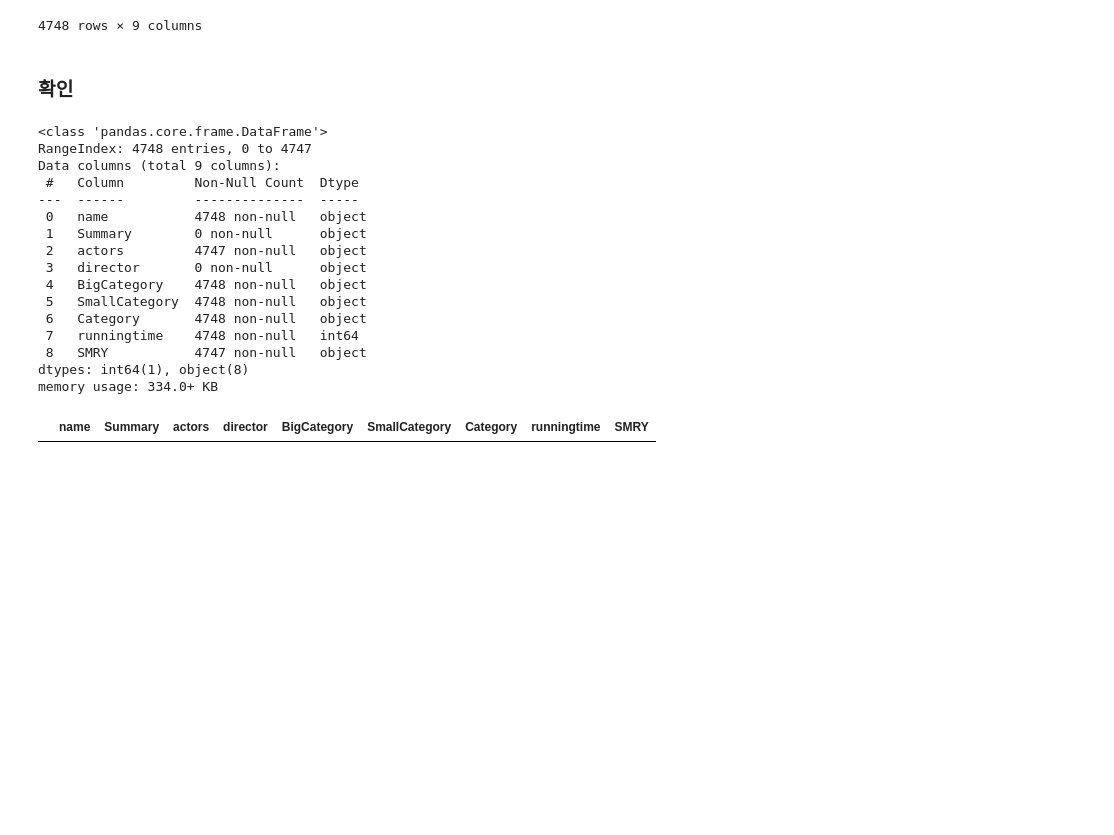
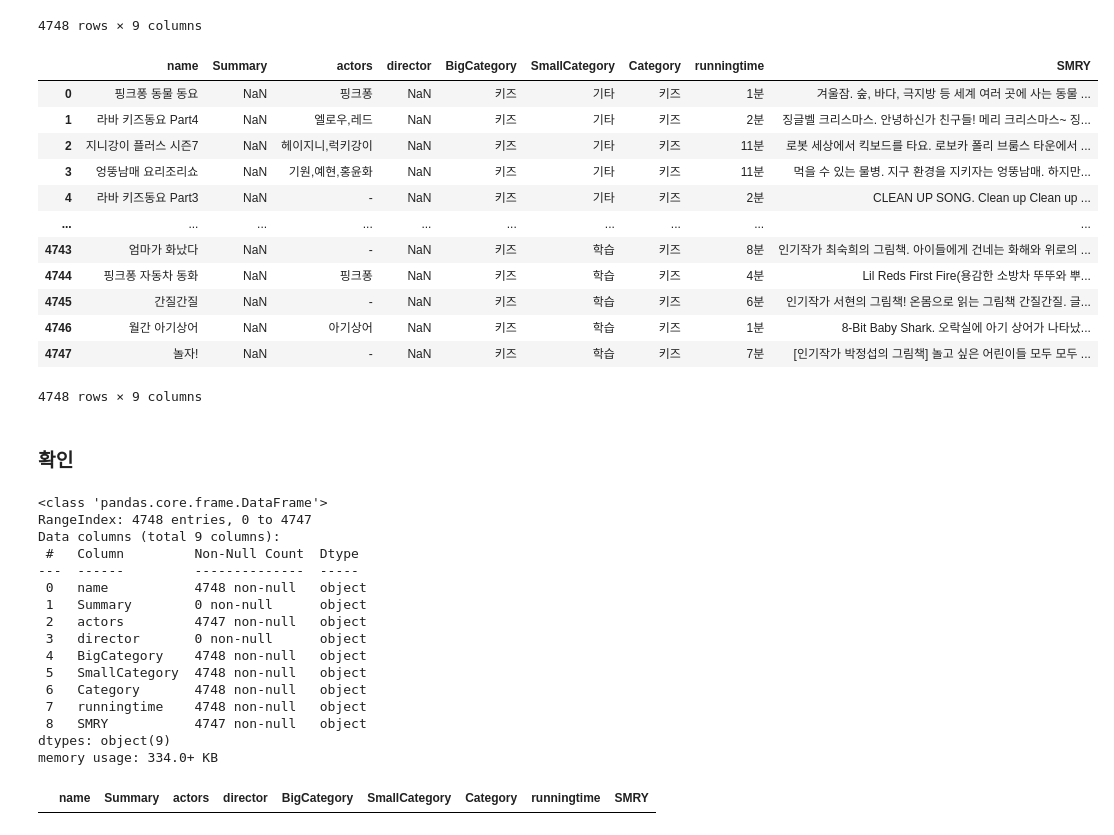
Before and after one commit to LGHV-team1/final-project, a Jupyter notebook: 전처리/vod, content 통합 전처리(크롤링).ipynb, the cells around one changed output. Drawn from its saved outputs; the diff is of its cells as text; code cells hidden in the pictures; blank space fills up the shorter version.

```diff
--- a/전처리/vod, content 통합 전처리(크롤링).ipynb
+++ b/전처리/vod, content 통합 전처리(크롤링).ipynb
@@ -331,6 +331,24 @@ vod_data
 | 4746 | 월간 아기상어 | NaN | 아기상어 | NaN | 키즈 | 학습 | 키즈 | 1 | 8-Bit Baby Shark. 오락실에 아기 상어가 나타났... |
 | 4747 | 놀자! | NaN | - | NaN | 키즈 | 학습 | 키즈 | 7 | [인기작가 박정섭의 그림책] 놀고 싶은 어린이들 모두 모두 ... |
 4748 rows × 9 columns
+# %%
+# runningtime에 분 추가
+vod_data['runningtime'] = vod_data["runningtime"].astype(str) + '분'
+vod_data
+# %% [output]
+|  | name | Summary | actors | director | BigCategory | SmallCategory | Category | runningtime | SMRY |
+| 0 | 핑크퐁 동물 동요 | NaN | 핑크퐁 | NaN | 키즈 | 기타 | 키즈 | 1분 | 겨울잠. 숲, 바다, 극지방 등 세계 여러 곳에 사는 동물 ... |
+| 1 | 라바 키즈동요 Part4 | NaN | 엘로우,레드 | NaN | 키즈 | 기타 | 키즈 | 2분 | 징글벨 크리스마스. 안녕하신가 친구들! 메리 크리스마스~ 징... |
+| 2 | 지니강이 플러스 시즌7 | NaN | 헤이지니,럭키강이 | NaN | 키즈 | 기타 | 키즈 | 11분 | 로봇 세상에서 킥보드를 타요. 로보카 폴리 브룸스 타운에서 ... |
+| 3 | 엉뚱남매 요리조리쇼 | NaN | 기원,예현,홍윤화 | NaN | 키즈 | 기타 | 키즈 | 11분 | 먹을 수 있는 물병. 지구 환경을 지키자는 엉뚱남매. 하지만... |
+| 4 | 라바 키즈동요 Part3 | NaN | - | NaN | 키즈 | 기타 | 키즈 | 2분 | CLEAN UP SONG. Clean up Clean up ... |
+| ... | ... | ... | ... | ... | ... | ... | ... | ... | ... |
+| 4743 | 엄마가 화났다 | NaN | - | NaN | 키즈 | 학습 | 키즈 | 8분 | 인기작가 최숙희의 그림책. 아이들에게 건네는 화해와 위로의 ... |
+| 4744 | 핑크퐁 자동차 동화 | NaN | 핑크퐁 | NaN | 키즈 | 학습 | 키즈 | 4분 | Lil Reds First Fire(용감한 소방차 뚜뚜와 뿌... |
+| 4745 | 간질간질 | NaN | - | NaN | 키즈 | 학습 | 키즈 | 6분 | 인기작가 서현의 그림책! 온몸으로 읽는 그림책 간질간질. 글... |
+| 4746 | 월간 아기상어 | NaN | 아기상어 | NaN | 키즈 | 학습 | 키즈 | 1분 | 8-Bit Baby Shark. 오락실에 아기 상어가 나타났... |
+| 4747 | 놀자! | NaN | - | NaN | 키즈 | 학습 | 키즈 | 7분 | [인기작가 박정섭의 그림책] 놀고 싶은 어린이들 모두 모두 ... |
+4748 rows × 9 columns
 # %% [markdown]
 ### 확인
 # %%
@@ -348,9 +366,9 @@ Data columns (total 9 columns):
  4   BigCategory    4748 non-null   object
  5   SmallCategory  4748 non-null   object
  6   Category       4748 non-null   object
- 7   runningtime    4748 non-null   int64
+ 7   runningtime    4748 non-null   object
  8   SMRY           4747 non-null   object
-dtypes: int64(1), object(8)
+dtypes: object(9)
 memory usage: 334.0+ KB
 # %%
 # '-', '[]', '.'이 들어간 값 확인
```
Also changed, not shown: 1 other file.
